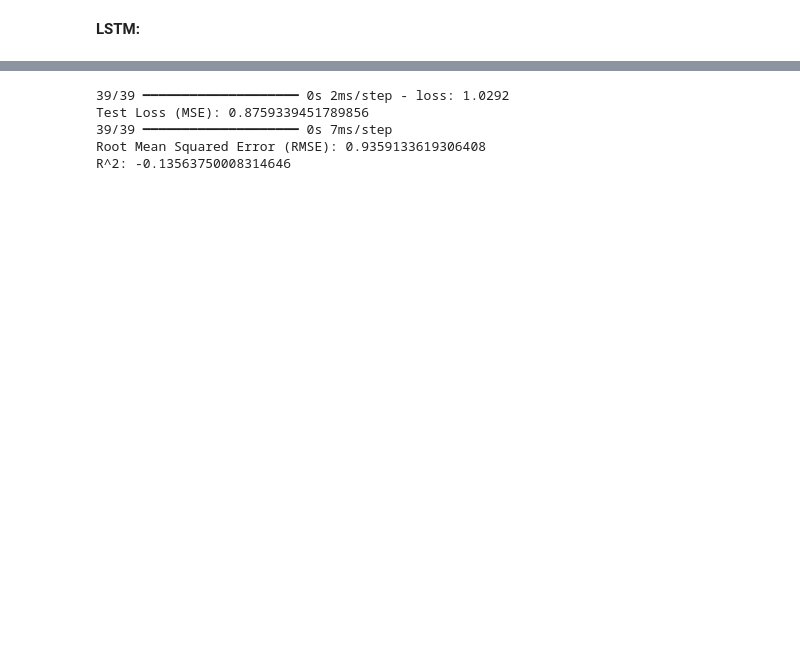
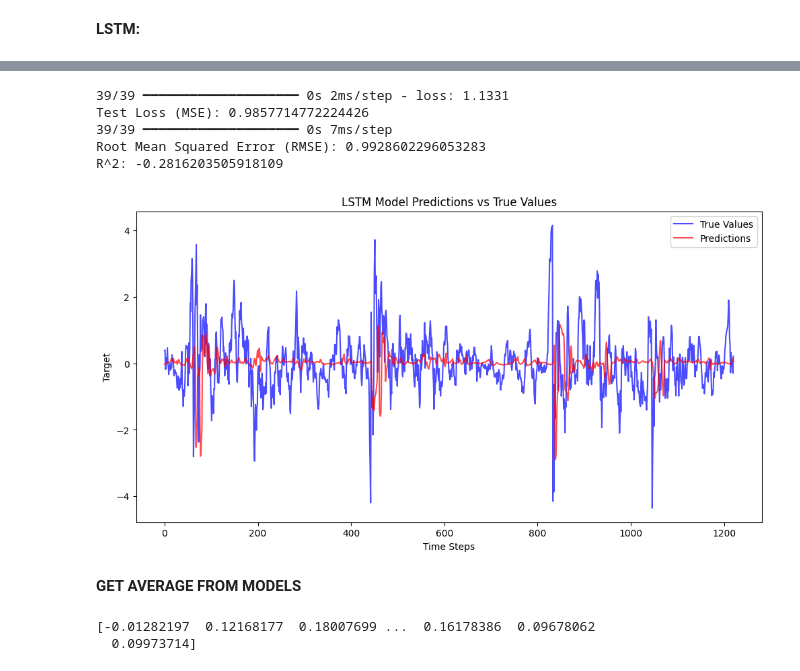
Before and after one commit to dawidpawliczek4/AI-Trader, a Jupyter notebook: analisys/notebooks/train_reg_models.ipynb, the cells around one changed output, grey strips where cells are left out. Drawn from its saved outputs; the diff is of its cells as text; code cells hidden in the pictures; blank space fills up the shorter version.

```diff
--- a/analisys/notebooks/train_reg_models.ipynb
+++ b/analisys/notebooks/train_reg_models.ipynb
@@ -170,5 +218,5 @@ Model: "sequential_33"
  Non-trainable params: 0 (0.00 B)
 # %%
 # Train the model
-history = model.fit(X_train, y_train, epochs=10, batch_size=32, validation_data=(X_test, y_test))
+history = model.fit(X_train, y_train, epochs=50, batch_size=8, validation_data=(X_test, y_test))
 # %% [output]
@@ -195,22 +240,61 @@ Epoch 10/10
 # %%
+import matplotlib.pyplot as plt
+
 # Evaluate the model
 loss = model.evaluate(X_test, y_test)
 print(f'Test Loss (MSE): {loss}')
 
 # Predictions
-y_pred = model.predict(X_test)
+y_pred_lstm = model.predict(X_test)
 
-# You can also calculate performance metrics such as RMSE or R^2
+# Obliczanie metryk
 from sklearn.metrics import mean_squared_error, r2_score
 
-rmse = np.sqrt(mean_squared_error(y_test, y_pred))
-r2 = r2_score(y_test, y_pred)
+rmse = np.sqrt(mean_squared_error(y_test, y_pred_lstm))
+r2 = r2_score(y_test, y_pred_lstm)
 
 print(f'Root Mean Squared Error (RMSE): {rmse}')
 print(f'R^2: {r2}')
+
+# Tworzenie wykresu
+plt.figure(figsize=(12, 6))
+
+# Prawdziwe wartości
+plt.plot(y_test, label='True Values', color='blue', alpha=0.7)
+
+# Przewidywania
+plt.plot(y_pred_lstm, label='Predictions', color='red', alpha=0.7)
+
+plt.title('LSTM Model Predictions vs True Values')
+plt.xlabel('Time Steps')
+plt.ylabel('Target')
+plt.legend()
+plt.show()
 # %% [output]
-39/39 ━━━━━━━━━━━━━━━━━━━━ 0s 2ms/step - loss: 1.0292
-Test Loss (MSE): 0.8759339451789856
+39/39 ━━━━━━━━━━━━━━━━━━━━ 0s 2ms/step - loss: 1.1331
+Test Loss (MSE): 0.9857714772224426
 39/39 ━━━━━━━━━━━━━━━━━━━━ 0s 7ms/step
-Root Mean Squared Error (RMSE): 0.9359133619306408
-R^2: -0.13563750008314646
+Root Mean Squared Error (RMSE): 0.9928602296053283
+R^2: -0.2816203505918109
+[figure, added]
+# %% [markdown]
+**GET AVERAGE FROM MODELS**
+# %%
+y_pred_lstm_flat = [item[0] for item in y_pred_lstm]
+# Find the minimum length of the arrays
+min_length = min(len(rf_predictions), len(xgb_predictions), len(y_pred_lstm_flat))
+
+# Truncate all arrays to the same length
+rf_predictions = rf_predictions[:min_length]
+xgb_predictions = xgb_predictions[:min_length]
+y_pred_lstm_flat = y_pred_lstm_flat[:min_length]
+y_test = y_test[:min_length]  # If plotting or evaluation involves y_test
+
+# Compute the averaged predictions
+predictions = (rf_predictions + xgb_predictions + y_pred_lstm_flat) / 3
+
+# Verify the result
+print(predictions)
+# %% [output]
+[-0.01282197  0.12168177  0.18007699 ...  0.16178386  0.09678062
+  0.09973714]
```
Also changed, not shown: parts of 11 cells of this notebook.
